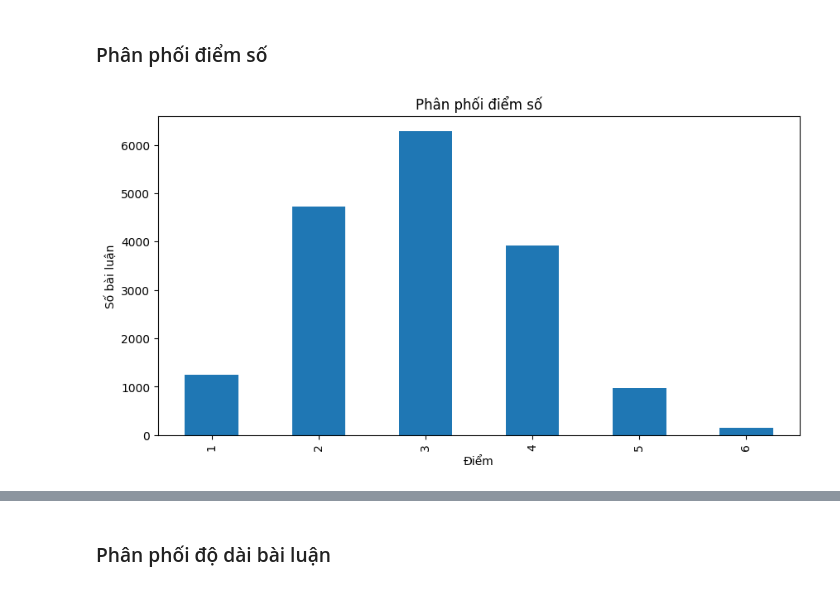
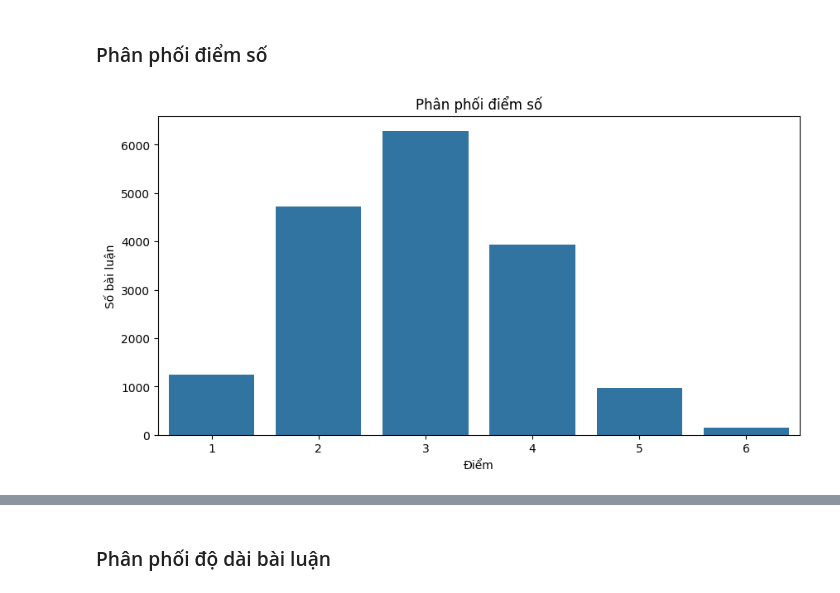
Before and after one commit to Siralexgon/PTDLTM, a Jupyter notebook: Tien-xu-ly.ipynb, the cells around one changed output, grey strips where cells are left out. Cells and saved outputs as stored; diff of their text form; code cells hidden in the pictures.

```diff
--- a/Tien-xu-ly.ipynb
+++ b/Tien-xu-ly.ipynb
@@ -147,13 +140,13 @@ Vậy dữ liệu không có Missing vale.
 # %% [markdown]
 ### Phân phối điểm số
 # %%
-import matplotlib.pyplot as plt
 
+# Vẽ biểu đồ
 plt.figure(figsize=(10, 5))
-train_df['score'].value_counts().sort_index().plot(kind='bar')
+sns.countplot(x='score', data=train_df)
+plt.title('Phân phối điểm số')
 plt.xlabel('Điểm')
 plt.ylabel('Số bài luận')
-plt.title('Phân phối điểm số')
 plt.show()
 # %% [output]
-[figure, old version]
+[figure, new version]
```
Also changed, not shown: parts of 11 cells of this notebook.
